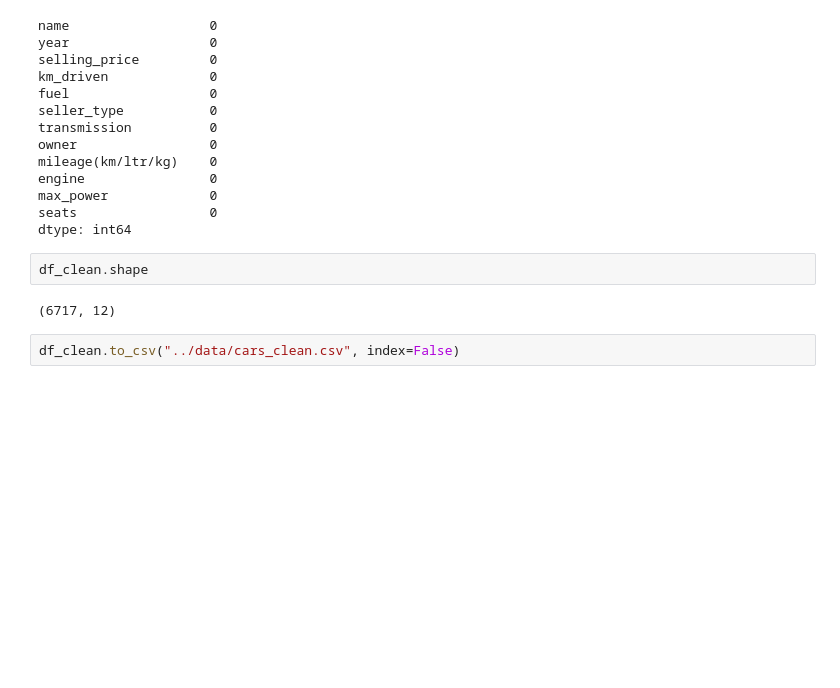
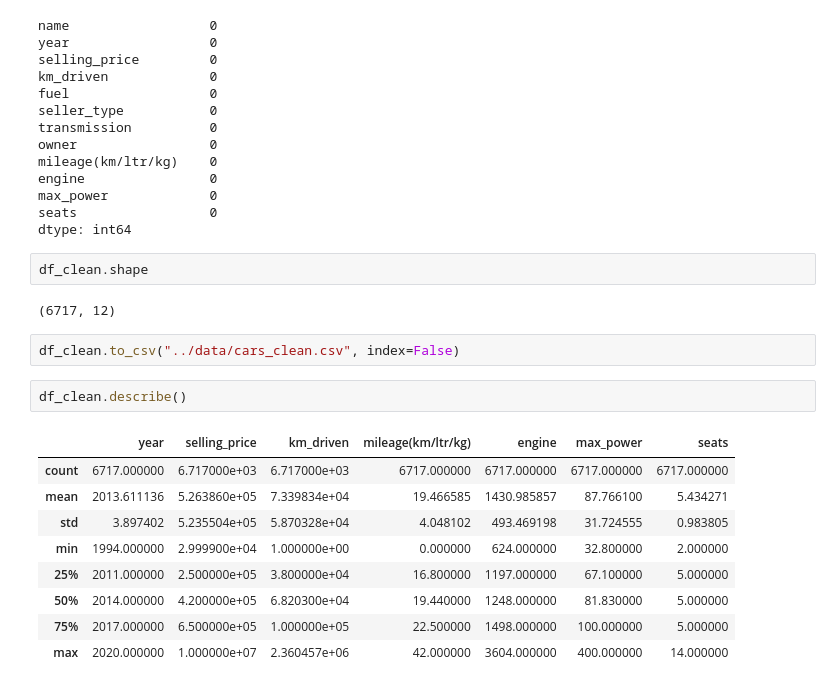
Before and after one commit to SheL16/car-price-prediction, a Jupyter notebook: notebooks/analysis.ipynb, the cells around one changed output. Cells and saved outputs as stored; diff of their text form; blank space fills up the shorter version.

```diff
--- a/notebooks/analysis.ipynb
+++ b/notebooks/analysis.ipynb
@@ -98,3 +98,15 @@ df_clean.shape
 (6717, 12)
 # %%
 df_clean.to_csv("../data/cars_clean.csv", index=False)
+# %%
+df_clean.describe()
+# %% [output]
+|  | year | selling_price | km_driven | mileage(km/ltr/kg) | engine | max_power | seats |
+| count | 6717.000000 | 6.717000e+03 | 6.717000e+03 | 6717.000000 | 6717.000000 | 6717.000000 | 6717.000000 |
+| mean | 2013.611136 | 5.263860e+05 | 7.339834e+04 | 19.466585 | 1430.985857 | 87.766100 | 5.434271 |
+| std | 3.897402 | 5.235504e+05 | 5.870328e+04 | 4.048102 | 493.469198 | 31.724555 | 0.983805 |
+| min | 1994.000000 | 2.999900e+04 | 1.000000e+00 | 0.000000 | 624.000000 | 32.800000 | 2.000000 |
+| 25% | 2011.000000 | 2.500000e+05 | 3.800000e+04 | 16.800000 | 1197.000000 | 67.100000 | 5.000000 |
+| 50% | 2014.000000 | 4.200000e+05 | 6.820300e+04 | 19.440000 | 1248.000000 | 81.830000 | 5.000000 |
+| 75% | 2017.000000 | 6.500000e+05 | 1.000000e+05 | 22.500000 | 1498.000000 | 100.000000 | 5.000000 |
+| max | 2020.000000 | 1.000000e+07 | 2.360457e+06 | 42.000000 | 3604.000000 | 400.000000 | 14.000000 |
```
Also changed, not shown: parts of 19 cells of this notebook.
